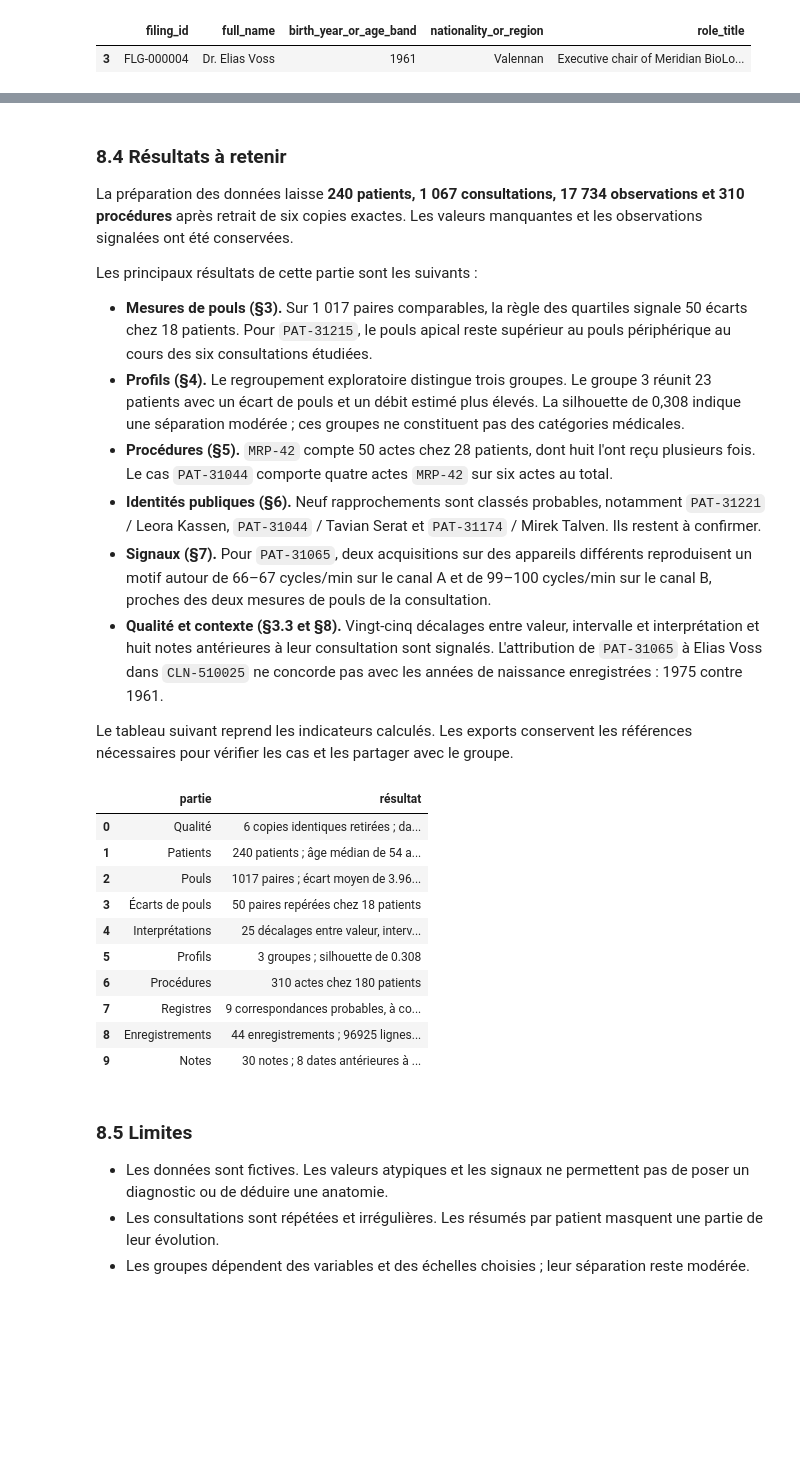
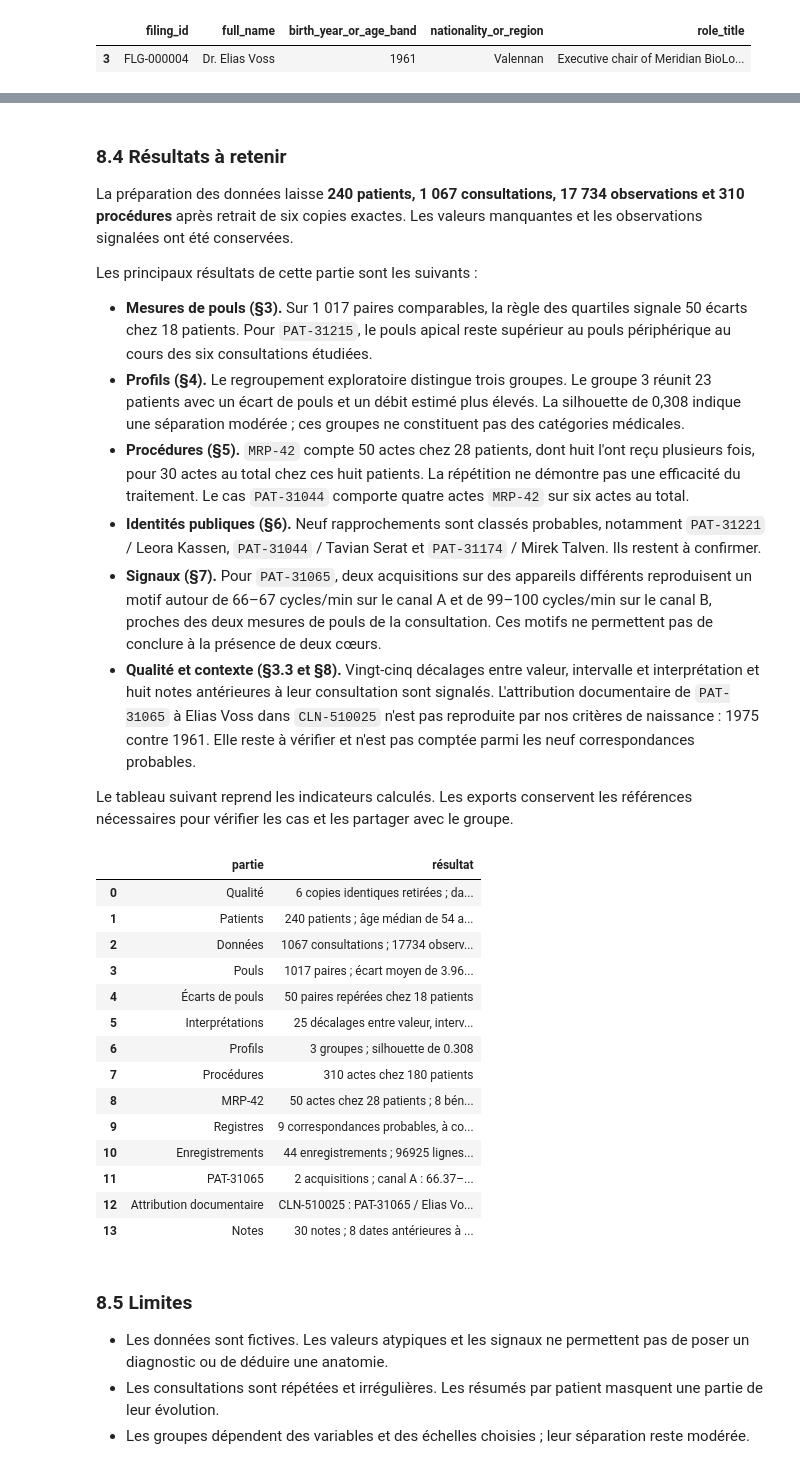
Before and after one commit to JLFoxii/20262027-UE-DataMining-Project, a Jupyter notebook: 03_sante.ipynb, the cells around one changed output, grey strips where cells are left out. Saved outputs shown, nothing was run; the diff lists cells and outputs as text; code cells hidden in the pictures; blank space fills up the shorter version.

```diff
--- a/03_sante.ipynb
+++ b/03_sante.ipynb
@@ -1383,7 +1387,21 @@ procedure_frequency = procedures.groupby("procedure_code").agg(
 procedure_frequency["% des actes"] = 100 * procedure_frequency["actes"] / len(procedures)
 procedure_frequency["patients avec répétition"] = procedure_counts.gt(1).sum()
 procedure_frequency = procedure_frequency.sort_values("actes", ascending=False)
-procedure_frequency.round(1)
+display(procedure_frequency.round(1))
+
+# Documenter les répétitions de MRP-42 sans les confondre avec le volume total d'actes.
+mrp42_by_patient = procedures.loc[procedures["procedure_code"].eq("MRP-42")].groupby(
+    "patient_number"
+).agg(
+    actes_MRP42=("procedure_record_id", "size"),
+    premier_acte=("performed_time", "min"),
+    dernier_acte=("performed_time", "max")
+).sort_values(["actes_MRP42", "patient_number"], ascending=[False, True])
+repeated_mrp42 = mrp42_by_patient.loc[mrp42_by_patient["actes_MRP42"].gt(1)]
+print("MRP-42 :", int(mrp42_by_patient["actes_MRP42"].sum()), "actes chez",
+      len(mrp42_by_patient), "patients, dont", len(repeated_mrp42), "bénéficiaires répétés.")
+print("Actes chez les bénéficiaires répétés :", int(repeated_mrp42["actes_MRP42"].sum()))
+display(repeated_mrp42)
 # %% [output]
 |  | description | actes | patients | % des actes | patients avec répétition |
 | procedure_code |  |  |  |  |  |
@@ -2054,6 +2087,9 @@ for _, recording in signal_case.iterrows():
             period = lags[best]
             rows.append({
                 "recording_id": recording["recording_id"],
+                "patient_number": recording["patient_number"],
+                "encounter_number": recording["encounter_number"],
+                "device_model": recording["device_model"],
                 "canal": "A" if channel == "channel_a_normalized" else "B",
                 "période (s)": period,
                 "autocorrélation": acf[best],
@@ -2259,44 +2299,61 @@ Les principaux résultats de cette partie sont les suivants :
 
 - **Mesures de pouls (§3).** Sur 1 017 paires comparables, la règle des quartiles signale 50 écarts chez 18 patients. Pour `PAT-31215`, le pouls apical reste supérieur au pouls périphérique au cours des six consultations étudiées.
 - **Profils (§4).** Le regroupement exploratoire distingue trois groupes. Le groupe 3 réunit 23 patients avec un écart de pouls et un débit estimé plus élevés. La silhouette de 0,308 indique une séparation modérée ; ces groupes ne constituent pas des catégories médicales.
-- **Procédures (§5).** `MRP-42` compte 50 actes chez 28 patients, dont huit l'ont reçu plusieurs fois. Le cas `PAT-31044` comporte quatre actes `MRP-42` sur six actes au total.
+- **Procédures (§5).** `MRP-42` compte 50 actes chez 28 patients, dont huit l'ont reçu plusieurs fois, pour 30 actes au total chez ces huit patients. La répétition ne démontre pas une efficacité du traitement. Le cas `PAT-31044` comporte quatre actes `MRP-42` sur six actes au total.
 - **Identités publiques (§6).** Neuf rapprochements sont classés probables, notamment `PAT-31221` / Leora Kassen, `PAT-31044` / Tavian Serat et `PAT-31174` / Mirek Talven. Ils restent à confirmer.
-- **Signaux (§7).** Pour `PAT-31065`, deux acquisitions sur des appareils différents reproduisent un motif autour de 66–67 cycles/min sur le canal A et de 99–100 cycles/min sur le canal B, proches des deux mesures de pouls de la consultation.
-- **Qualité et contexte (§3.3 et §8).** Vingt-cinq décalages entre valeur, intervalle et interprétation et huit notes antérieures à leur consultation sont signalés. L'attribution de `PAT-31065` à Elias Voss dans `CLN-510025` ne concorde pas avec les années de naissance enregistrées : 1975 contre 1961.
+- **Signaux (§7).** Pour `PAT-31065`, deux acquisitions sur des appareils différents reproduisent un motif autour de 66–67 cycles/min sur le canal A et de 99–100 cycles/min sur le canal B, proches des deux mesures de pouls de la consultation. Ces motifs ne permettent pas de conclure à la présence de deux cœurs.
+- **Qualité et contexte (§3.3 et §8).** Vingt-cinq décalages entre valeur, intervalle et interprétation et huit notes antérieures à leur consultation sont signalés. L'attribution documentaire de `PAT-31065` à Elias Voss dans `CLN-510025` n'est pas reproduite par nos critères de naissance : 1975 contre 1961. Elle reste à vérifier et n'est pas comptée parmi les neuf correspondances probables.
 
 Le tableau suivant reprend les indicateurs calculés. Les exports conservent les références nécessaires pour vérifier les cas et les partager avec le groupe.
 # %%
+removed_copies = sum(len(raw[name]) - len(clean[name]) for name in raw)
+mrp42_total = int(mrp42_by_patient["actes_MRP42"].sum())
+signal_rates = signal_periods.pivot(index="recording_id", columns="canal", values="motif (cycles/min)")
+rate_a = signal_rates["A"]
+rate_b = signal_rates["B"]
+
 health_summary = pd.DataFrame([
-    {"partie": "Qualité", "résultat": "6 copies identiques retirées ; dates et valeurs converties"},
-    {"partie": "Patients", "résultat": f"{len(clean['patients'])} patients ; âge médian de {clean['patients']['age'].median():.0f} ans à la date de référence"},
+    {"partie": "Qualité", "résultat": f"{removed_copies} copies identiques retirées ; dates et valeurs converties"},
+    {"partie": "Patients", "résultat": f"{len(clean['patients'])} patients ; âge médian de {clean['patients']['age'].median():.0f} ans au {REF_DATE:%d/%m/%Y}"},
+    {"partie": "Données", "résultat": f"{len(clean['encounters'])} consultations ; {len(clean['observations'])} observations"},
     {"partie": "Pouls", "résultat": f"{len(pulse_comparison)} paires ; écart moyen de {pulse_comparison['difference'].mean():.2f} bpm"},
     {"partie": "Écarts de pouls", "résultat": f"{len(atypical_pulse)} paires repérées chez {atypical_pulse['patient_number'].nunique()} patients"},
     {"partie": "Interprétations", "résultat": f"{len(range_inconsistencies)} décalages entre valeur, intervalle et code d'interprétation"},
     {"partie": "Profils", "résultat": f"{chosen_k} groupes ; silhouette de {clustering_scores.loc[chosen_k, 'silhouette']:.3f}"},
     {"partie": "Procédures", "résultat": f"{len(procedures)} actes chez {procedures['patient_number'].nunique()} patients"},
+    {"partie": "MRP-42", "résultat": f"{mrp42_total} actes chez {len(mrp42_by_patient)} patients ; {len(repeated_mrp42)} bénéficiaires répétés cumulent {int(repeated_mrp42['actes_MRP42'].sum())} actes ; efficacité non évaluée"},
     {"partie": "Registres", "résultat": f"{len(probable_matches)} correspondances probables, à confirmer"},
     {"partie": "Enregistrements", "résultat": f"{len(recordings)} enregistrements ; {len(signal_samples)} lignes d'échantillons cohérentes avec les métadonnées"},
+    {"partie": "PAT-31065", "résultat": f"{len(signal_case)} acquisitions ; canal A : {rate_a.min():.2f}–{rate_a.max():.2f}, canal B : {rate_b.min():.2f}–{rate_b.max():.2f} cycles/min ; anatomie non déterminée"},
+    {"partie": "Attribution documentaire", "résultat": "CLN-510025 : PAT-31065 / Elias Voss ; rapprochement non reproduit par les années de naissance (1975 / 1961)"},
     {"partie": "Notes", "résultat": f"{len(notes)} notes ; {len(notes_before_encounter)} dates antérieures à la consultation référencée"}
 ])
-with pd.option_context("display.max_colwidth", 110):
+with pd.option_context("display.max_colwidth", 150):
     display(health_summary)
 
 health_summary.to_csv(OUT / "resume_sante.csv", index=False)
+pulse_comparison.to_csv(OUT / "comparaison_pouls.csv", index=False)
+atypical_pulse.to_csv(OUT / "ecarts_pouls_a_examiner.csv", index=False)
+range_inconsistencies.to_csv(OUT / "incoherences_interpretation.csv", index=False)
 notes_before_encounter[[
     "document_id", "patient_number", "encounter_number", "document_date", "encounter_start", "ecart_jours"
 ]].to_csv(OUT / "notes_dates_a_verifier.csv", index=False)
 # %% [output]
 |  | partie | résultat |
 | 0 | Qualité | 6 copies identiques retirées ; da... |
 | 1 | Patients | 240 patients ; âge médian de 54 a... |
-| 2 | Pouls | 1017 paires ; écart moyen de 3.96... |
-| 3 | Écarts de pouls | 50 paires repérées chez 18 patients |
-| 4 | Interprétations | 25 décalages entre valeur, interv... |
-| 5 | Profils | 3 groupes ; silhouette de 0.308 |
-| 6 | Procédures | 310 actes chez 180 patients |
-| 7 | Registres | 9 correspondances probables, à co... |
-| 8 | Enregistrements | 44 enregistrements ; 96925 lignes... |
-| 9 | Notes | 30 notes ; 8 dates antérieures à ... |
+| 2 | Données | 1067 consultations ; 17734 observ... |
+| 3 | Pouls | 1017 paires ; écart moyen de 3.96... |
+| 4 | Écarts de pouls | 50 paires repérées chez 18 patients |
+| 5 | Interprétations | 25 décalages entre valeur, interv... |
+| 6 | Profils | 3 groupes ; silhouette de 0.308 |
+| 7 | Procédures | 310 actes chez 180 patients |
+| 8 | MRP-42 | 50 actes chez 28 patients ; 8 bén... |
+| 9 | Registres | 9 correspondances probables, à co... |
+| 10 | Enregistrements | 44 enregistrements ; 96925 lignes... |
+| 11 | PAT-31065 | 2 acquisitions ; canal A : 66.37–... |
+| 12 | Attribution documentaire | CLN-510025 : PAT-31065 / Elias Vo... |
+| 13 | Notes | 30 notes ; 8 dates antérieures à ... |
 # %% [markdown]
 ### 8.5 Limites
 
```
Also changed, not shown: parts of 9 cells of this notebook, 1 other file.
